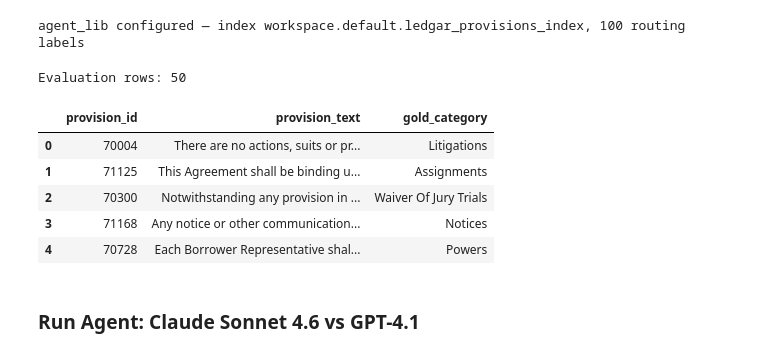
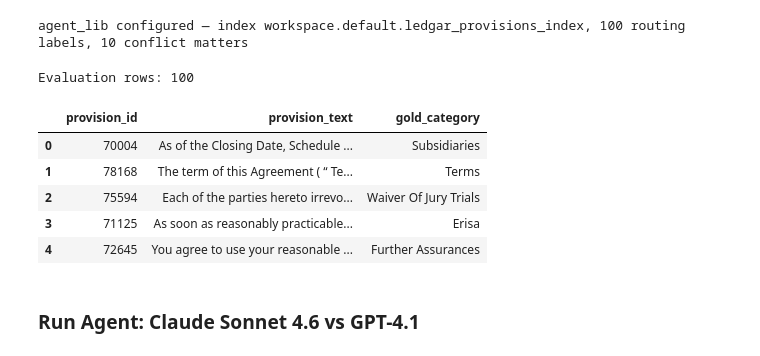
Before and after one commit to nicole-rowley-msaai/MS_AAI_510_Agentic_AI_Sys_Final_Project, a Jupyter notebook: eval/03_evaluation.ipynb, the cells around one changed output. Cells and saved outputs as stored; diff of their text form; code cells hidden in the pictures.

Commit message:
Complete dataset run  and evaluation using TPR/TNR

```diff
--- a/eval/03_evaluation.ipynb
+++ b/eval/03_evaluation.ipynb
@@ -70,12 +83,12 @@ dbutils.library.restartPython()
 # Import, Configure, Enable MLflow Autologging
 import sys, os, time
 import importlib
-sys.path.append(os.path.join(os.getcwd(), "..", "02_agent"))
+sys.path.append(os.path.join(os.path.dirname(os.getcwd()), '02_agent'))  # agent_lib.py is in ../02_agent
 
 import pandas as pd
 import mlflow
 import agent_lib
-importlib.reload(agent_lib)  # Reload to pick up any file changes
+importlib.reload(agent_lib)
 from pyspark.sql import functions as F
 
 agent_lib.configure(
@@ -88,8 +101,9 @@ mlflow.langchain.autolog()
 CLAUDE_EP = dbutils.widgets.get("claude_endpoint")
 GPT41_EP = dbutils.widgets.get("gpt41_endpoint")
 N_EVAL = int(dbutils.widgets.get("n_eval"))
+CONFLICT_TPR_GATE = float(dbutils.widgets.get("conflict_tpr_gate"))
 
-PRICES = {  # $ per 1M tokens (input, output)
+PRICES = {
     CLAUDE_EP: (float(dbutils.widgets.get("claude_price_in")), float(dbutils.widgets.get("claude_price_out"))),
     GPT41_EP: (float(dbutils.widgets.get("gpt41_price_in")), float(dbutils.widgets.get("gpt41_price_out"))),
 }
@@ -97,28 +111,26 @@ PRICES = {  # $ per 1M tokens (input, output)
 RESULTS_TABLE = f"{agent_lib.CATALOG}.{agent_lib.SCHEMA}.lexpath_eval_results"
 ROUTING_MAP = agent_lib.routing_map()
 # %% [output]
-agent_lib configured — index workspace.default.ledgar_provisions_index, 100 routing labels
+agent_lib configured — index workspace.default.ledgar_provisions_index, 100 routing labels, 10 conflict matters
 # %%
 # Build the evaluation set (held-out test split)
 # Same N_EVAL rows for both models, fixed seed → like comparison.
-# Full agentic runs cost ~5-15s + LLM tokens per row, so default is 50 rows
-# (raise n_eval for the final run if budget allows).
 eval_pdf = (
-    spark.table("default.ledgar_lexglue")
+    spark.table(f"{agent_lib.CATALOG}.{agent_lib.SCHEMA}.ledgar_lexglue")
          .filter(F.col("split") == "test")
          .withColumn("gold_category", F.col("category_label").getItem(0))
          .select("provision_id", "provision_text", "gold_category")
          .orderBy(F.rand(seed=42))
          .limit(N_EVAL)
          .toPandas()
 )
 print(f"Evaluation rows: {len(eval_pdf)}")
 eval_pdf.head()
 # %% [output]
-Evaluation rows: 50
+Evaluation rows: 100
 |  | provision_id | provision_text | gold_category |
-| 0 | 70004 | There are no actions, suits or pr... | Litigations |
-| 1 | 71125 | This Agreement shall be binding u... | Assignments |
-| 2 | 70300 | Notwithstanding any provision in ... | Waiver Of Jury Trials |
-| 3 | 71168 | Any notice or other communication... | Notices |
-| 4 | 70728 | Each Borrower Representative shal... | Powers |
+| 0 | 70004 | As of the Closing Date, Schedule ... | Subsidiaries |
+| 1 | 78168 | The term of this Agreement ( “ Te... | Terms |
+| 2 | 75594 | Each of the parties hereto irrevo... | Waiver Of Jury Trials |
+| 3 | 71125 | As soon as reasonably practicable... | Erisa |
+| 4 | 72645 | You agree to use your reasonable ... | Further Assurances |
```
Also changed, not shown: parts of 19 cells of this notebook, 7 other files.
